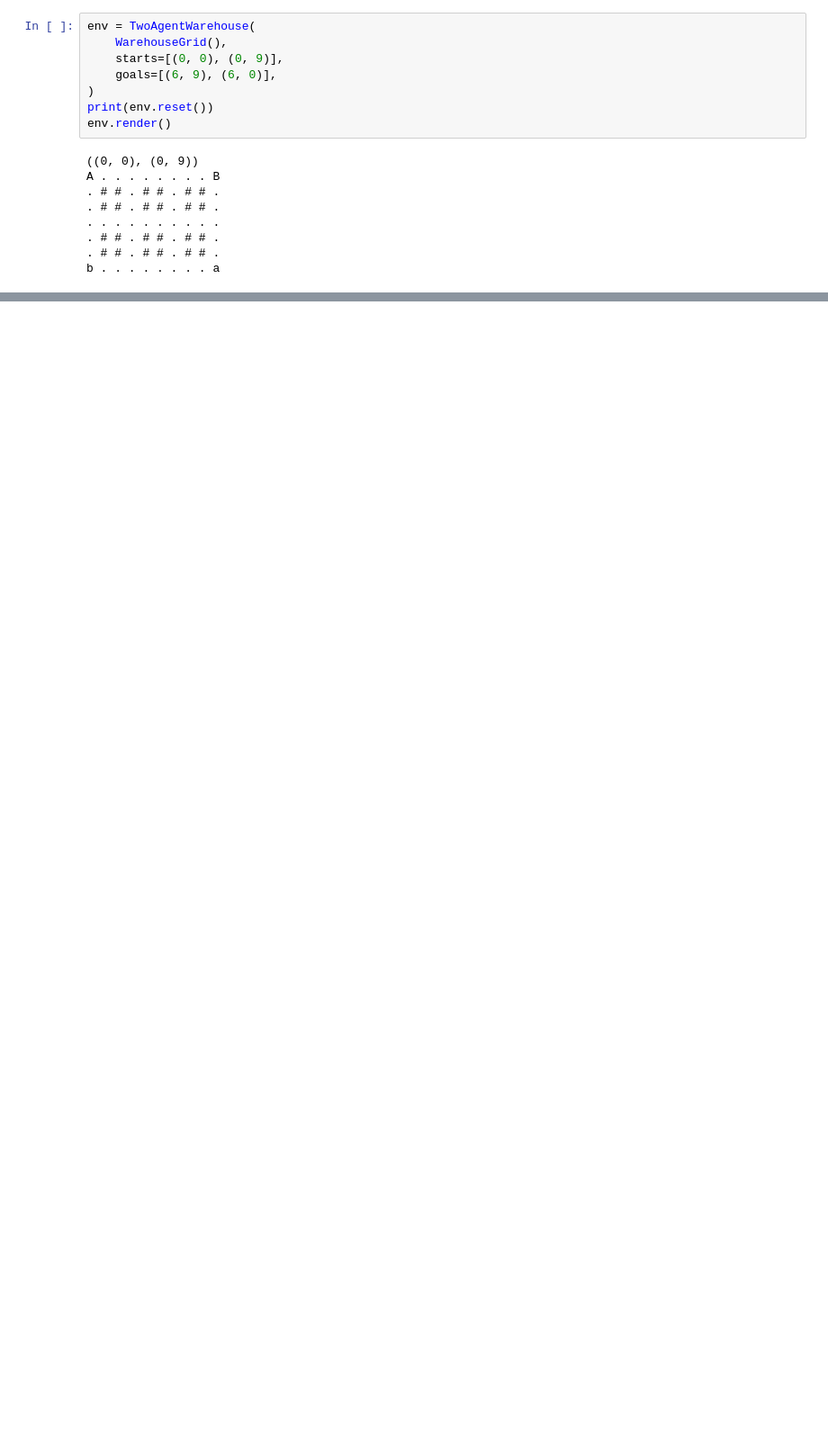
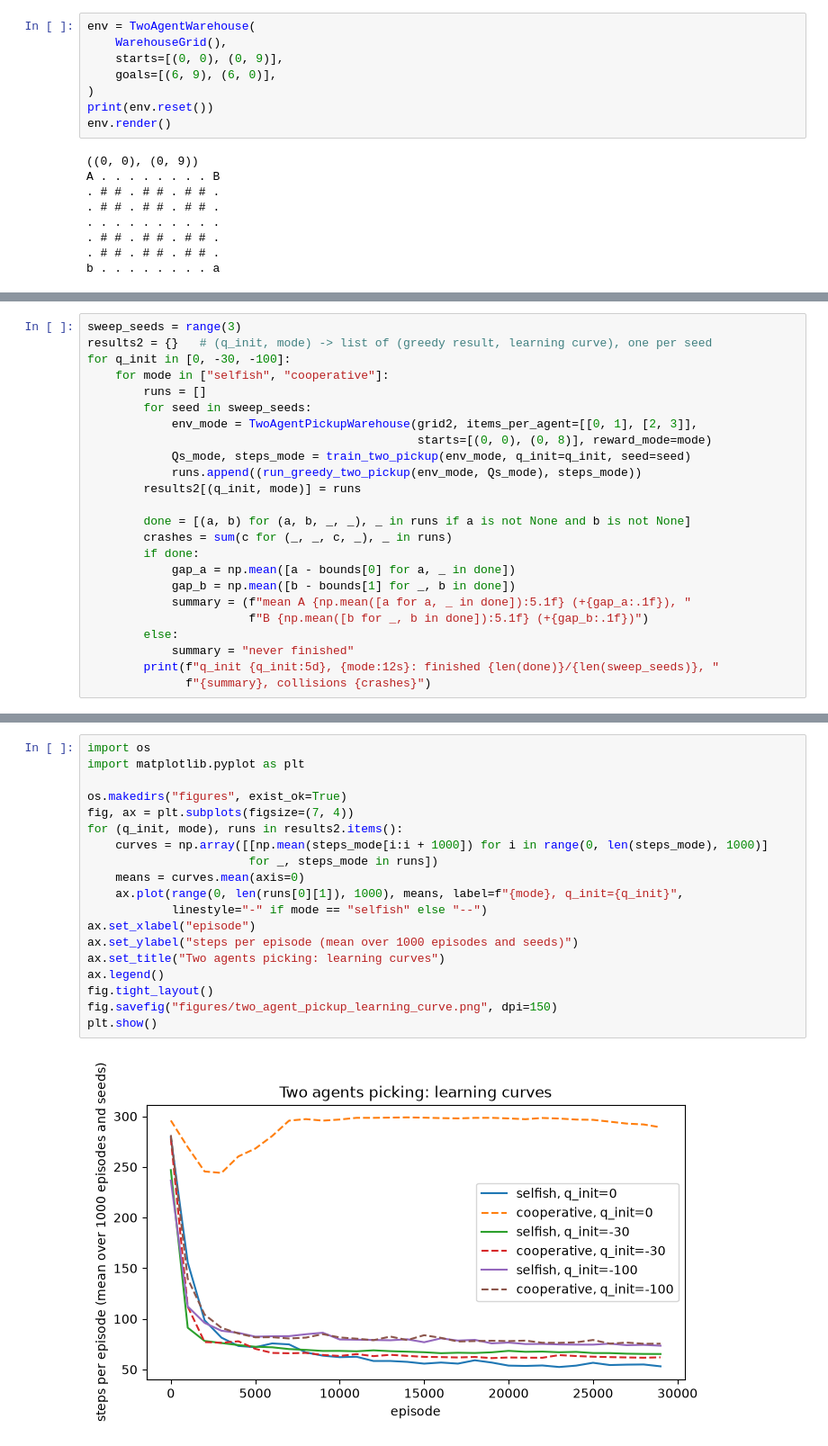
Before and after one commit to mjclaesson/reinforcement-learning, a Jupyter notebook: multi_agent_nstep.ipynb, the cells around one changed output, grey strips where cells are left out. Shown at 90% size. Cells and saved outputs as stored; diff of their text form; blank space fills up the shorter version.

```diff
--- a/multi_agent_nstep.ipynb
+++ b/multi_agent_nstep.ipynb
@@ -1196,0 +1287,24 @@ plt.show()
+# %%
+sweep_seeds = range(3)
+results2 = {}   # (q_init, mode) -> list of (greedy result, learning curve), one per seed
+for q_init in [0, -30, -100]:
+    for mode in ["selfish", "cooperative"]:
+        runs = []
+        for seed in sweep_seeds:
+            env_mode = TwoAgentPickupWarehouse(grid2, items_per_agent=[[0, 1], [2, 3]],
+                                               starts=[(0, 0), (0, 8)], reward_mode=mode)
+            Qs_mode, steps_mode = train_two_pickup(env_mode, q_init=q_init, seed=seed)
+            runs.append((run_greedy_two_pickup(env_mode, Qs_mode), steps_mode))
+        results2[(q_init, mode)] = runs
+
+        done = [(a, b) for (a, b, _, _), _ in runs if a is not None and b is not None]
+        crashes = sum(c for (_, _, c, _), _ in runs)
+        if done:
+            gap_a = np.mean([a - bounds[0] for a, _ in done])
+            gap_b = np.mean([b - bounds[1] for _, b in done])
+            summary = (f"mean A {np.mean([a for a, _ in done]):5.1f} (+{gap_a:.1f}), "
+                       f"B {np.mean([b for _, b in done]):5.1f} (+{gap_b:.1f})")
+        else:
+            summary = "never finished"
+        print(f"q_init {q_init:5d}, {mode:12s}: finished {len(done)}/{len(sweep_seeds)}, "
+              f"{summary}, collisions {crashes}")
@@ -1196,0 +1330,21 @@ plt.show()
+# %%
+import os
+import matplotlib.pyplot as plt
+
+os.makedirs("figures", exist_ok=True)
+fig, ax = plt.subplots(figsize=(7, 4))
+for (q_init, mode), runs in results2.items():
+    curves = np.array([[np.mean(steps_mode[i:i + 1000]) for i in range(0, len(steps_mode), 1000)]
+                       for _, steps_mode in runs])
+    means = curves.mean(axis=0)
+    ax.plot(range(0, len(runs[0][1]), 1000), means, label=f"{mode}, q_init={q_init}",
+            linestyle="-" if mode == "selfish" else "--")
+ax.set_xlabel("episode")
+ax.set_ylabel("steps per episode (mean over 1000 episodes and seeds)")
+ax.set_title("Two agents picking: learning curves")
+ax.legend()
+fig.tight_layout()
+fig.savefig("figures/two_agent_pickup_learning_curve.png", dpi=150)
+plt.show()
+# %% [output]
+[figure, added]
```
Also changed, not shown: parts of 82 cells of this notebook, 4 other files.
